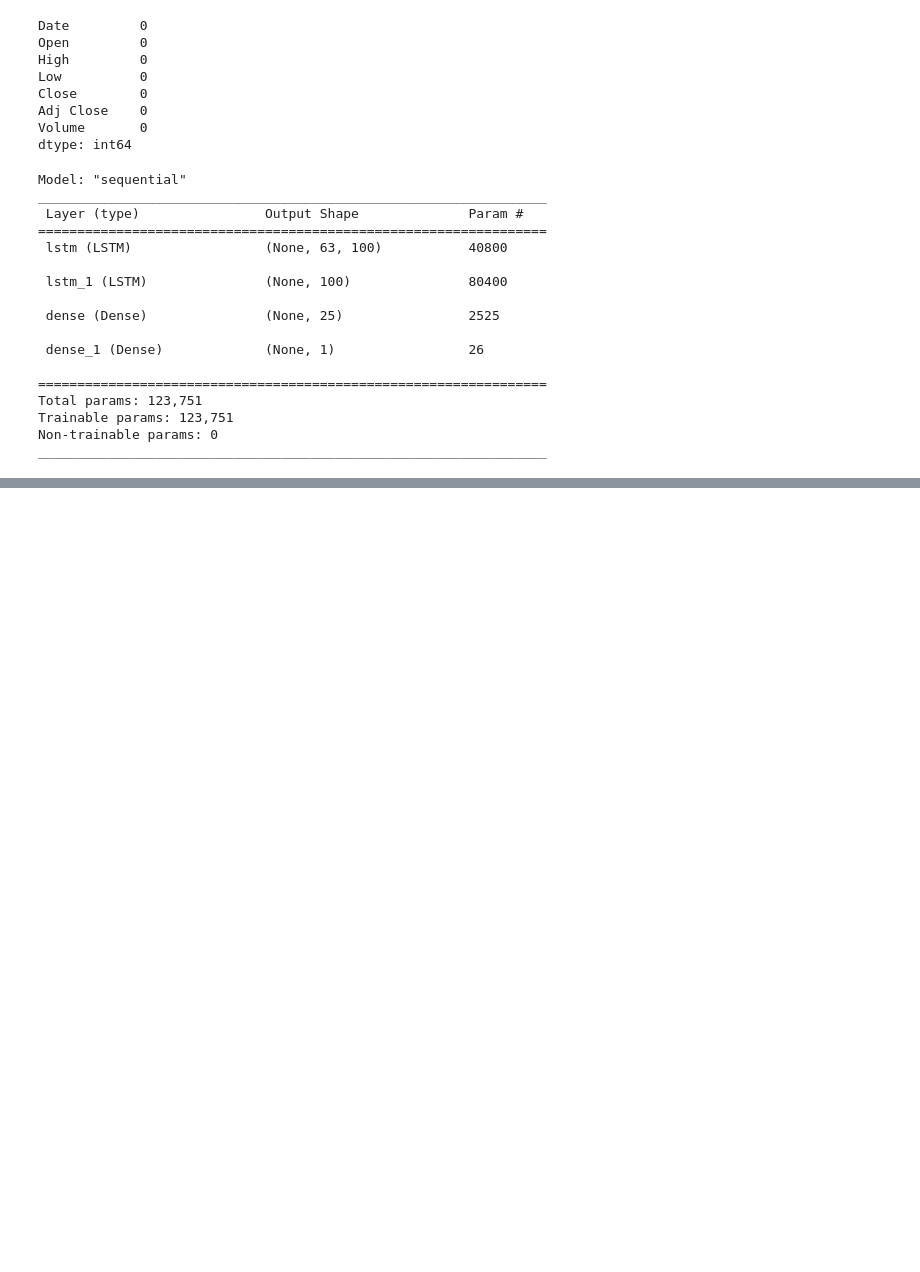
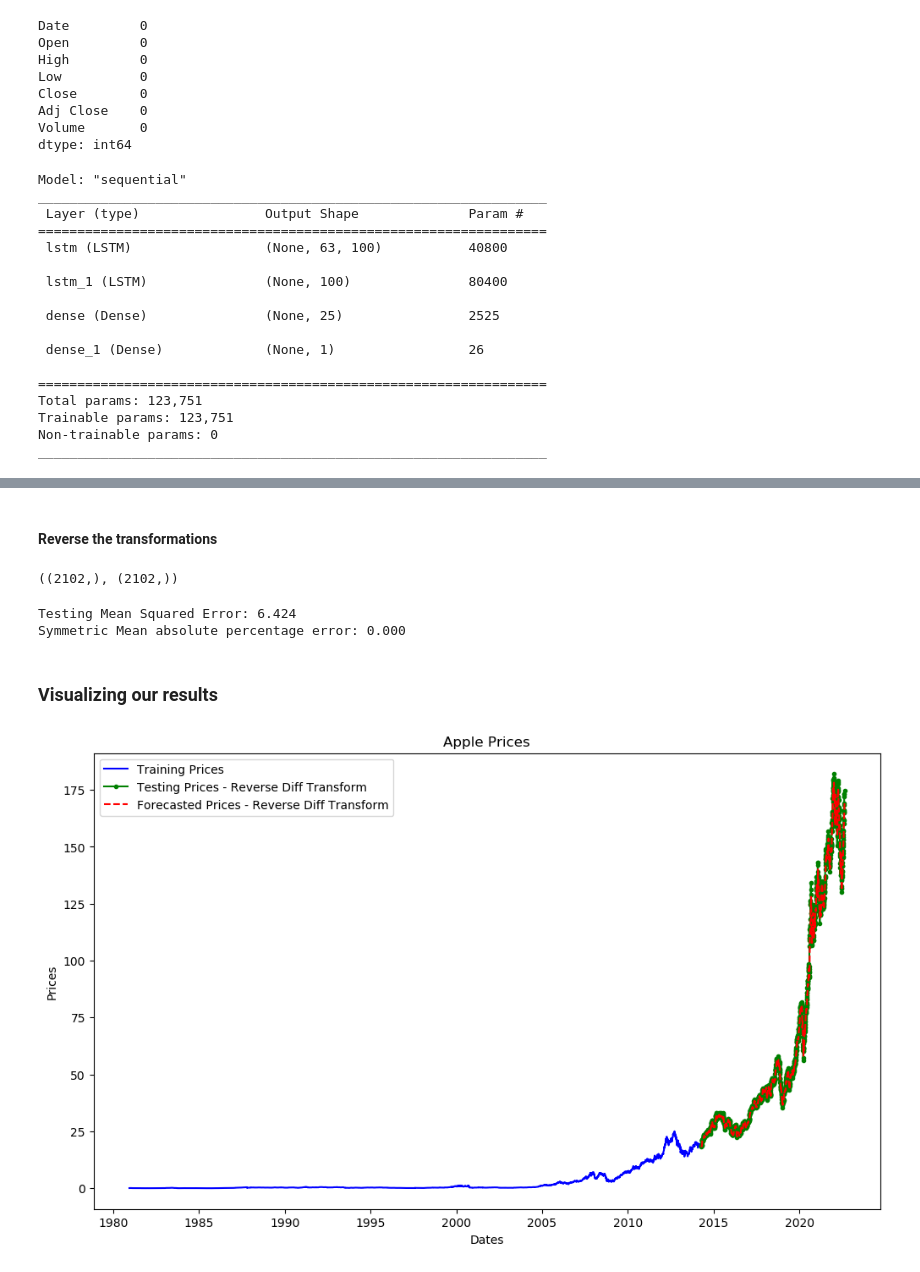
Before and after one commit to rubenren/DataSets, a Jupyter notebook: Model Testing.ipynb, the cells around one changed output, grey strips where cells are left out. Saved outputs shown, nothing was run; the diff lists cells and outputs as text; code cells hidden in the pictures; blank space fills up the shorter version.

```diff
--- a/Model Testing.ipynb
+++ b/Model Testing.ipynb
@@ -196,0 +325,4 @@ get_best_model()
+# %%
+# creating the test diff
+test_diff = test_data['Close'].diff()
+test_diff = test_diff.dropna()
@@ -196,0 +337,21 @@ get_best_model()
+# %%
+%%time
+
+history = [x for x in train_diff]
+
+predictions = list()
+for t in range(len(test_diff)):
+
+    # call the ARIMA Method with history and params
+    model = ARIMA(history, order=(4,1,0))  # initialize the model with history and right order of parameters
+    model_fit = model.fit()  # fit the model
+
+    output = model_fit.forecast()  # use forecast on the fitted model
+    yhat = output[0]
+    predictions.append(yhat)
+
+    obs = test_diff[t]
+    history.append(obs)
+
+    if t % 100 == 0:
+      print('Test Series Point: {}\tPredicted={}, Expected={}'.format(t, yhat, obs))
@@ -196,0 +376,36 @@ get_best_model()
+# %% [markdown]
+#### Reverse the transformations
+# %%
+reverse_test_diff = np.r_[test_data['Close'].iloc[0], test_diff].cumsum()
+reverse_predictions = np.r_[test_data['Close'].iloc[0], predictions].cumsum()
+reverse_test_diff.shape, reverse_predictions.shape
+# %% [output]
+((2102,), (2102,))
+# %%
+# Evaluate model performance
+error = mean_squared_error(reverse_test_diff, reverse_predictions)
+print('Testing Mean Squared Error: %.3f' % error)
+error2 = smape_kun(reverse_test_diff, reverse_predictions)
+print('Symmetric Mean absolute percentage error: %.3f' % error2)
+# %% [output]
+Testing Mean Squared Error: 6.424
+Symmetric Mean absolute percentage error: 0.000
+# %% [markdown]
+### Visualizing our results
+# %%
+reverse_test_diff_series = pd.Series(reverse_test_diff)
+reverse_test_diff_series.index = test_data['Close'].index
+
+reverse_predictions_series = pd.Series(reverse_predictions)
+reverse_predictions_series.index = test_data['Close'].index
+# %%
+plt.figure(figsize=(12,7))
+plt.title('Apple Prices')
+plt.xlabel('Dates')
+plt.ylabel('Prices')
+plt.plot(train_data['Close'], color='blue', label='Training Prices')
+plt.plot(reverse_test_diff_series, color='green', marker='.', label='Testing Prices - Reverse Diff Transform')
+plt.plot(reverse_predictions_series, color='red', linestyle='--', label='Forecasted Prices - Reverse Diff Transform')
+plt.legend();
+# %% [output]
+[figure, added]
```
Also changed, not shown: parts of 35 cells of this notebook.
